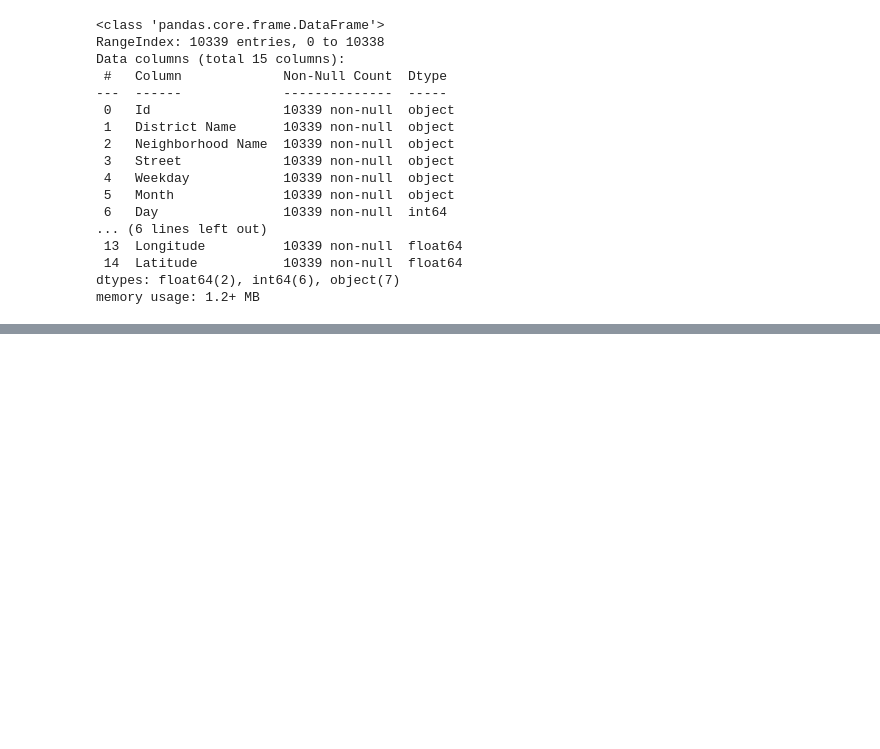
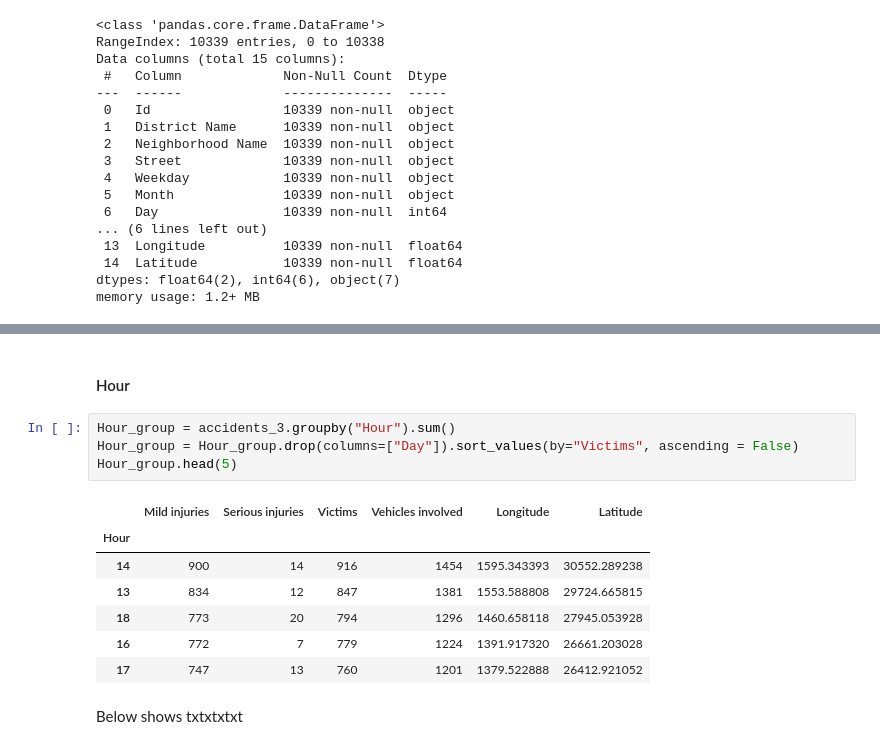
Before and after one commit to ta-data-remote/Project-Week-2-Barcelona, a Jupyter notebook: your-project/master_project.ipynb, the cells around one changed output, grey strips where cells are left out. Cells and saved outputs as stored; diff of their text form; blank space fills up the shorter version.

```diff
--- a/your-project/master_project.ipynb
+++ b/your-project/master_project.ipynb
@@ -340,0 +167,16 @@ TypeError: can only concatenate str (not "float") to str
+# %% [markdown]
+#### Hour
+# %%
+Hour_group = accidents_3.groupby("Hour").sum()
+Hour_group = Hour_group.drop(columns=["Day"]).sort_values(by="Victims", ascending = False)
+Hour_group.head(5)
+# %% [output]
+|  | Mild injuries | Serious injuries | Victims | Vehicles involved | Longitude | Latitude |
+| Hour |  |  |  |  |  |  |
+| 14 | 900 | 14 | 916 | 1454 | 1595.343393 | 30552.289238 |
+| 13 | 834 | 12 | 847 | 1381 | 1553.588808 | 29724.665815 |
+| 18 | 773 | 20 | 794 | 1296 | 1460.658118 | 27945.053928 |
+| 16 | 772 | 7 | 779 | 1224 | 1391.917320 | 26661.203028 |
+| 17 | 747 | 13 | 760 | 1201 | 1379.522888 | 26412.921052 |
+# %% [markdown]
+Below shows txtxtxtxt
```
Also changed, not shown: parts of 72 cells of this notebook.
